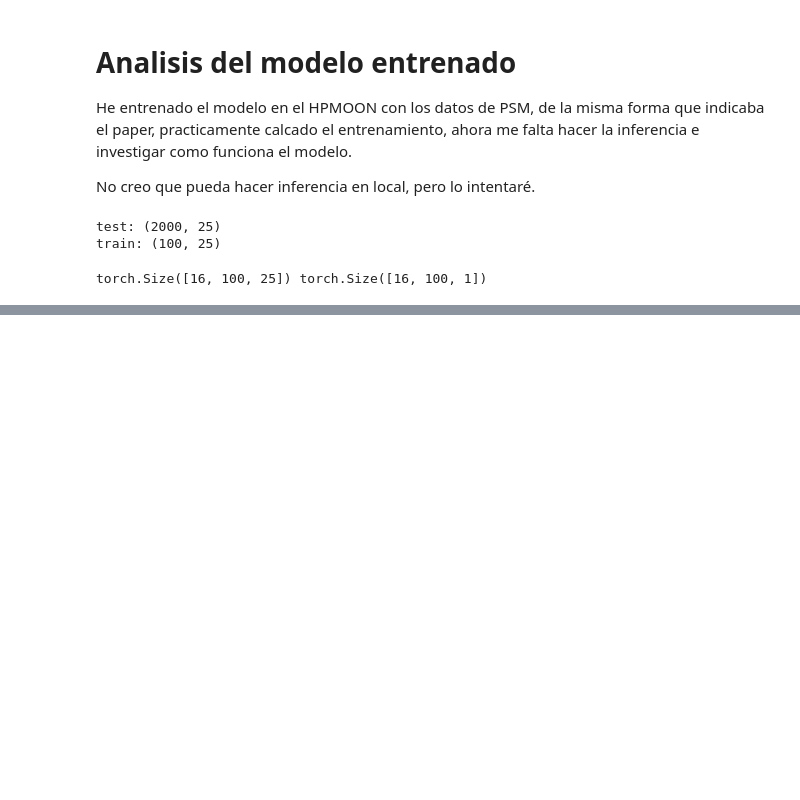
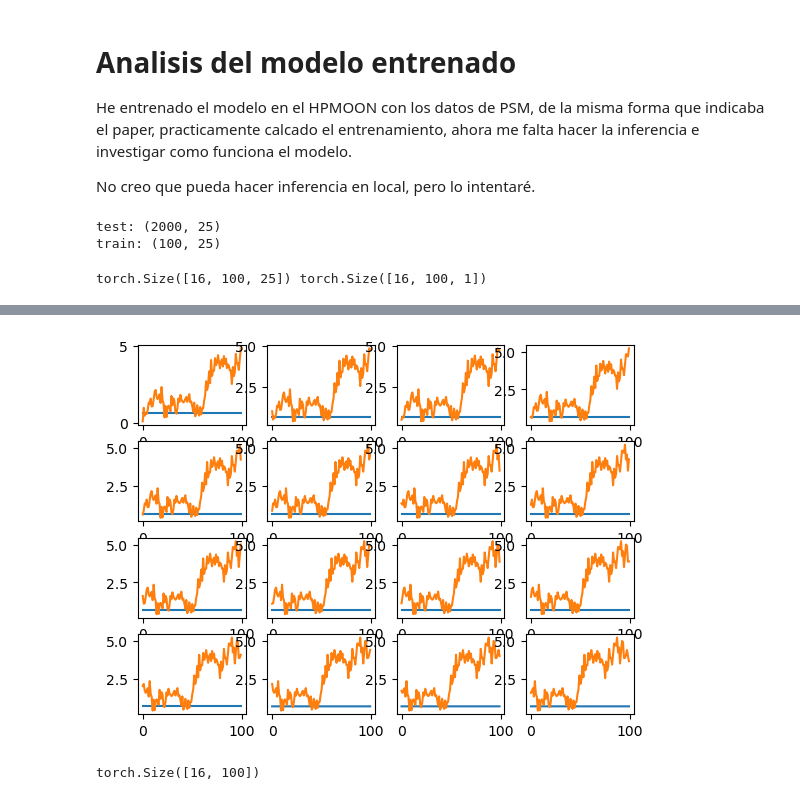
Before and after one commit to ArturoSirvent/TFM, a Jupyter notebook: 1-AnomalyTranformer_MIO/analysis_resultados_1-entrenamiento_PSM.ipynb, the cells around one changed output, grey strips where cells are left out. Drawn from its saved outputs; the diff is of its cells as text; code cells hidden in the pictures; blank space fills up the shorter version.

```diff
--- a/1-AnomalyTranformer_MIO/analysis_resultados_1-entrenamiento_PSM.ipynb
+++ b/1-AnomalyTranformer_MIO/analysis_resultados_1-entrenamiento_PSM.ipynb
@@ -207,0 +246,37 @@ torch.cuda.device_count()
+# %%
+for i in range(4**2):
+    plt.subplot(4,4,i+1)
+    plt.plot(output[i][:,9].detach().numpy())
+    plt.plot(x_test[i][:,9].detach().numpy())
+# %% [output]
+[figure, added]
+# %%
+criterion =nn.MSELoss(reduction="none") #nn.MSELoss(reduce=False) #esto se hace para devolver el valor de loss por batch.
+temperature=50
+loss = torch.mean(criterion(x_test, output), dim=-1)
+print(loss.shape)
+series_loss = 0.0
+prior_loss = 0.0
+for u in range(len(prior)):
+    if u == 0:
+        series_loss = my_kl_loss(series[u], (
+                prior[u] / torch.unsqueeze(torch.sum(prior[u], dim=-1), dim=-1).repeat(1, 1, 1,
+                                                                                        win_size)).detach()) * temperature #ojo que añade la temperatura, qeu no se
+        prior_loss = my_kl_loss(
+            (prior[u] / torch.unsqueeze(torch.sum(prior[u], dim=-1), dim=-1).repeat(1, 1, 1,
+                                                                                    win_size)),
+            series[u].detach()) * temperature
+    else: # lo hacemos en dos por las formas de los tensores ¿pero que cambia con respecto a antes?
+        series_loss += my_kl_loss(series[u], (
+                prior[u] / torch.unsqueeze(torch.sum(prior[u], dim=-1), dim=-1).repeat(1, 1, 1,
+                                                                                        win_size)).detach()) * temperature
+        prior_loss += my_kl_loss(
+            (prior[u] / torch.unsqueeze(torch.sum(prior[u], dim=-1), dim=-1).repeat(1, 1, 1,
+                                                                                    win_size)),
+            series[u].detach()) * temperature
+##no falta que divida por L ??
+metric = torch.softmax((-series_loss - prior_loss), dim=-1) #son iguales no ?
+cri = metric * loss
+cri = cri.detach().cpu().numpy()
+# %% [output]
+torch.Size([16, 100])
```
Also changed, not shown: parts of 19 cells of this notebook.
